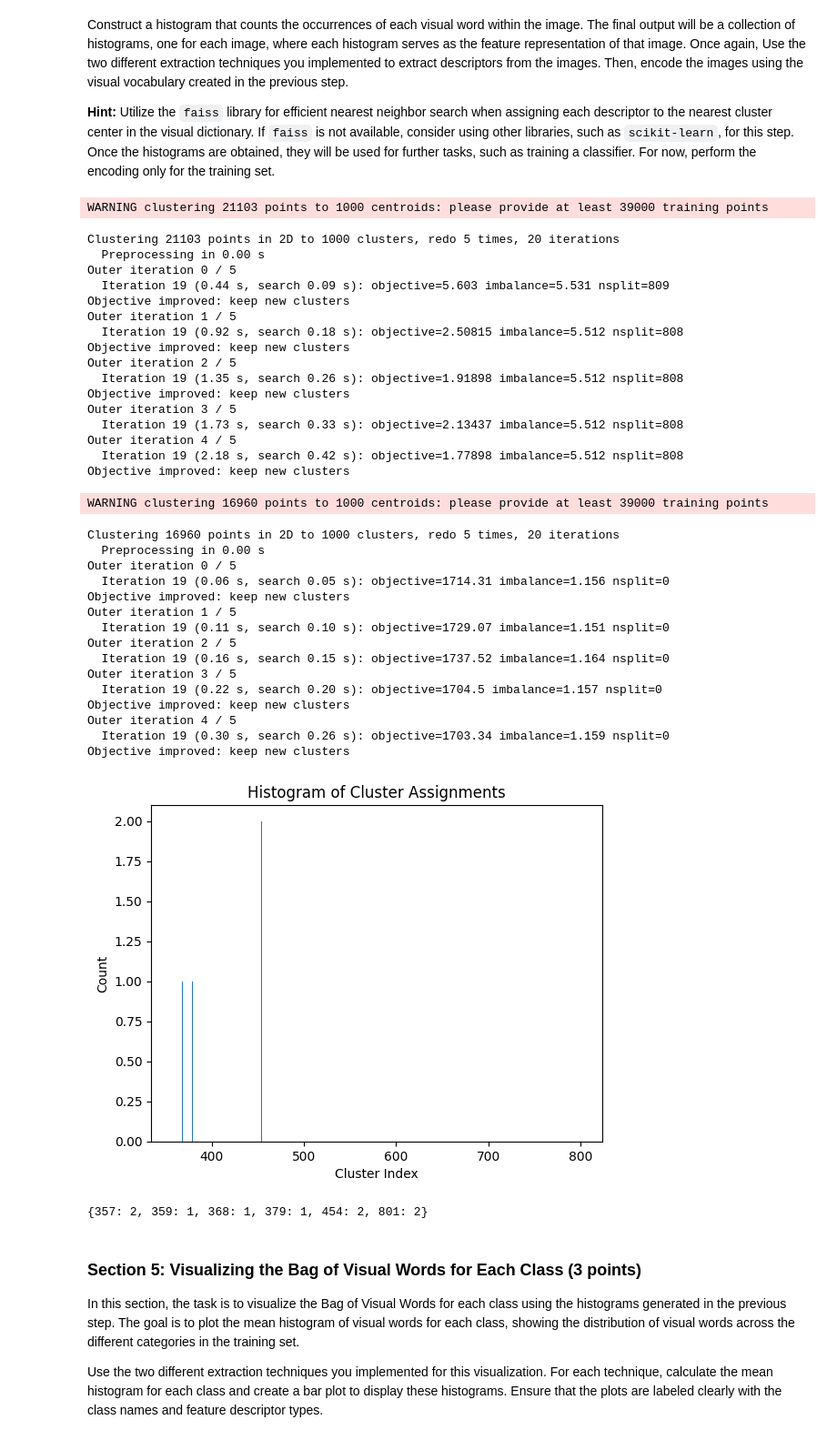
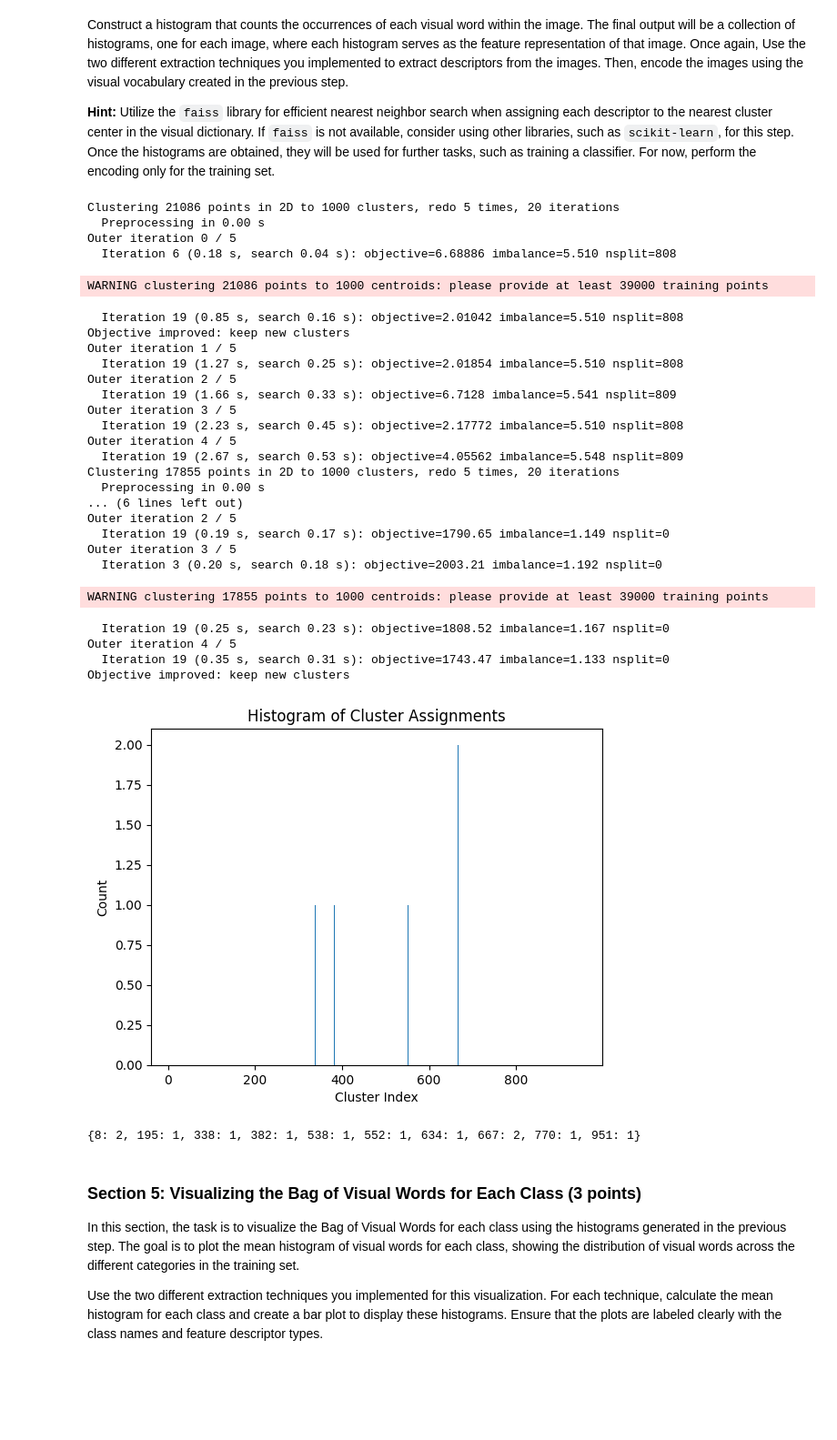
Before and after one commit to matthias-hagenauer/cv1_labs, a Jupyter notebook: cv1-lab-final-1/cv1-final-lab-part-1.ipynb, the cells around one changed output. Shown at 91% size. Drawn from its saved outputs; the diff is of its cells as text; code cells hidden in the pictures; blank space fills up the shorter version.

```diff
--- a/cv1-lab-final-1/cv1-final-lab-part-1.ipynb
+++ b/cv1-lab-final-1/cv1-final-lab-part-1.ipynb
@@ -212,7 +212,7 @@ This step is essential to understand how different feature extractors behave acr
 **Hint:** You can use the OpenCV library to detect keypoints and extract features. You can also upscale the images to improve the visualization of the keypoints.
 # %%
 def detect_keypoints_sift(image):
-    sift = cv2.SIFT_create(edgeThreshold=0.1)
+    sift = cv2.SIFT_create(edgeThreshold=0.01)
     keypoints, _ = sift.detectAndCompute(image, None)
     return keypoints
 
@@ -459,69 +463,63 @@ def get_histogram(centroids, img, method="sift", visualize = True):
     index.add(centroids)
 
     features = extract_features([img], method)
     features = np.array(features).astype('float32')
 
     indices = []
 
     for keypoint in features:
         k = 1
         _, cluster_index = index.search(np.array([keypoint]), k)
         indices.append(cluster_index[0][0])
 
     indices = np.array(indices)
     unique, counts = np.unique(indices, return_counts=True)
     if visualize:
         plt.bar(unique, counts)
         plt.title("Histogram of Cluster Assignments")
         plt.xlabel("Cluster Index")
         plt.ylabel("Count")
         plt.show()
 
     histogram = dict(zip(unique, counts))
 
     return histogram
 
 
 
-centroids_dict = get_centroids(train_images, train_labels, visualize=False, percentages=[.3])
+centroids_dict = get_centroids(train_images, visualize=False, percentages=[.3])
 img = get_random_picture()[0]
 get_histogram(centroids_dict[list(centroids_dict.keys())[0]], img)
 # %% [output]
-WARNING clustering 21103 points to 1000 centroids: please provide at least 39000 training points
+Clustering 21086 points in 2D to 1000 clusters, redo 5 times, 20 iterations
+  Preprocessing in 0.00 s
+Outer iteration 0 / 5
+  Iteration 6 (0.18 s, search 0.04 s): objective=6.68886 imbalance=5.510 nsplit=808
-Clustering 21103 points in 2D to 1000 clusters, redo 5 times, 20 iterations
-  Preprocessing in 0.00 s
-Outer iteration 0 / 5
-  Iteration 19 (0.44 s, search 0.09 s): objective=5.603 imbalance=5.531 nsplit=809
-Objective improved: keep new clusters
-Outer iteration 1 / 5
-  Iteration 19 (0.92 s, search 0.18 s): objective=2.50815 imbalance=5.512 nsplit=808
-Objective improved: keep new clusters
-Outer iteration 2 / 5
-  Iteration 19 (1.35 s, search 0.26 s): objective=1.91898 imbalance=5.512 nsplit=808
-Objective improved: keep new clusters
-Outer iteration 3 / 5
-  Iteration 19 (1.73 s, search 0.33 s): objective=2.13437 imbalance=5.512 nsplit=808
-Outer iteration 4 / 5
-  Iteration 19 (2.18 s, search 0.42 s): objective=1.77898 imbalance=5.512 nsplit=808
-Objective improved: keep new clusters
+WARNING clustering 21086 points to 1000 centroids: please provide at least 39000 training points
-WARNING clustering 16960 points to 1000 centroids: please provide at least 39000 training points
+  Iteration 19 (0.85 s, search 0.16 s): objective=2.01042 imbalance=5.510 nsplit=808
+Objective improved: keep new clusters
+Outer iteration 1 / 5
+  Iteration 19 (1.27 s, search 0.25 s): objective=2.01854 imbalance=5.510 nsplit=808
+Outer iteration 2 / 5
+  Iteration 19 (1.66 s, search 0.33 s): objective=6.7128 imbalance=5.541 nsplit=809
+Outer iteration 3 / 5
+  Iteration 19 (2.23 s, search 0.45 s): objective=2.17772 imbalance=5.510 nsplit=808
+Outer iteration 4 / 5
+  Iteration 19 (2.67 s, search 0.53 s): objective=4.05562 imbalance=5.548 nsplit=809
+Clustering 17855 points in 2D to 1000 clusters, redo 5 times, 20 iterations
+  Preprocessing in 0.00 s
+... (6 lines left out)
+Outer iteration 2 / 5
+  Iteration 19 (0.19 s, search 0.17 s): objective=1790.65 imbalance=1.149 nsplit=0
+Outer iteration 3 / 5
+  Iteration 3 (0.20 s, search 0.18 s): objective=2003.21 imbalance=1.192 nsplit=0
-Clustering 16960 points in 2D to 1000 clusters, redo 5 times, 20 iterations
-  Preprocessing in 0.00 s
-Outer iteration 0 / 5
-  Iteration 19 (0.06 s, search 0.05 s): objective=1714.31 imbalance=1.156 nsplit=0
-Objective improved: keep new clusters
-Outer iteration 1 / 5
-  Iteration 19 (0.11 s, search 0.10 s): objective=1729.07 imbalance=1.151 nsplit=0
-Outer iteration 2 / 5
-  Iteration 19 (0.16 s, search 0.15 s): objective=1737.52 imbalance=1.164 nsplit=0
-Outer iteration 3 / 5
-  Iteration 19 (0.22 s, search 0.20 s): objective=1704.5 imbalance=1.157 nsplit=0
-Objective improved: keep new clusters
-Outer iteration 4 / 5
-  Iteration 19 (0.30 s, search 0.26 s): objective=1703.34 imbalance=1.159 nsplit=0
-Objective improved: keep new clusters
+WARNING clustering 17855 points to 1000 centroids: please provide at least 39000 training points
+  Iteration 19 (0.25 s, search 0.23 s): objective=1808.52 imbalance=1.167 nsplit=0
+Outer iteration 4 / 5
+  Iteration 19 (0.35 s, search 0.31 s): objective=1743.47 imbalance=1.133 nsplit=0
+Objective improved: keep new clusters
-[figure, old version]
+[figure, new version]
-{357: 2, 359: 1, 368: 1, 379: 1, 454: 2, 801: 2}
+{8: 2, 195: 1, 338: 1, 382: 1, 538: 1, 552: 1, 634: 1, 667: 2, 770: 1, 951: 1}
 # %% [markdown]
 <a id="section-5"></a>
 ### **Section 5: Visualizing the Bag of Visual Words for Each Class (3 points)**
```
Also changed, not shown: parts of 3 cells of this notebook.
